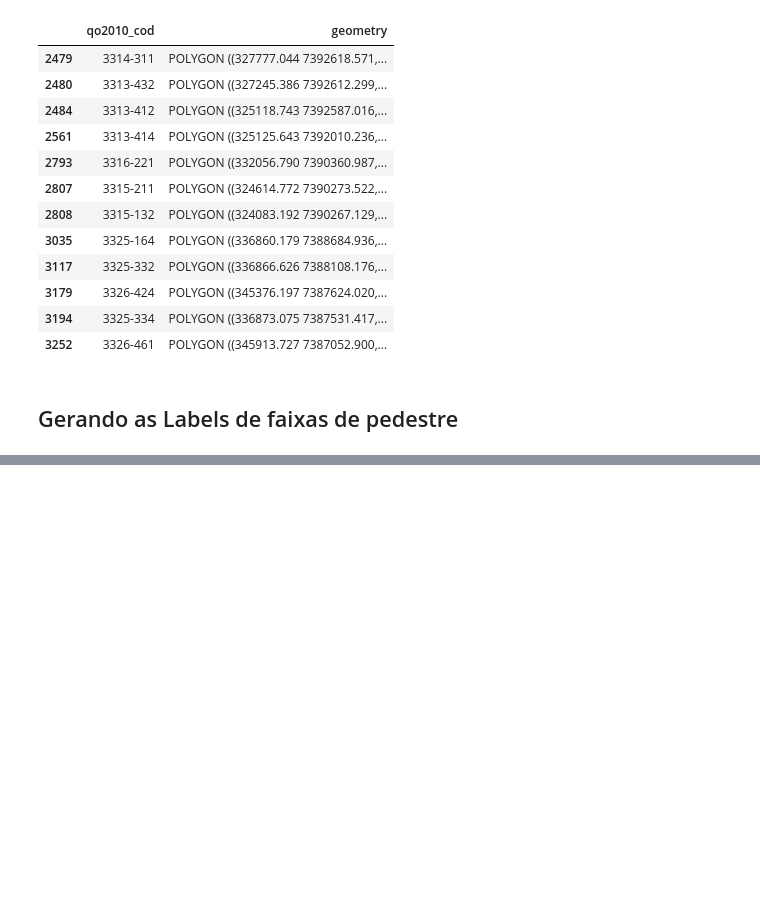
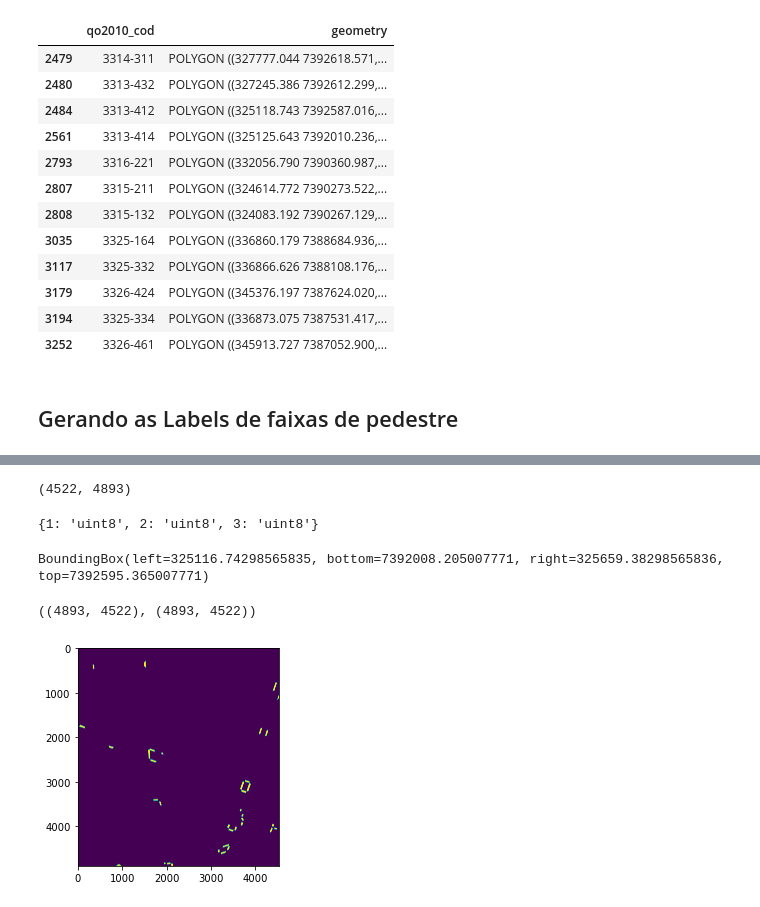
Before and after one commit to AndaSampa/faixas-de-pedestre, a Jupyter notebook: 00 - Preparando dados para o treinamento por aprendizado de máquina.ipynb, the cells around one changed output, grey strips where cells are left out. Drawn from its saved outputs; the diff is of its cells as text; code cells hidden in the pictures; blank space fills up the shorter version.

```diff
--- a/00 - Preparando dados para o treinamento por aprendizado de máquina.ipynb
+++ b/00 - Preparando dados para o treinamento por aprendizado de máquina.ipynb
@@ -35,3 +32,8 @@ gdf_scm[gdf_scm['qo2010_cod'].isin(licoes_utilizadas)]
 | 3252 | 3326-461 | POLYGON ((345913.727 7387052.900,... |
 # %% [markdown]
 ## Gerando as Labels de faixas de pedestre
+# %%
+licoes = gpd.read_file('licoes/licoes-por-scm.gpkg')
+# %%
+scm = '3313-414'
+licoes = licoes[licoes.scm == scm]
@@ -37,0 +50,29 @@ gdf_scm[gdf_scm['qo2010_cod'].isin(licoes_utilizadas)]
+# %%
+img = "downloads/imagens/ORTO_3313-414_RGB_1000_v2.jp2"
+dataset = rasterio.open(img)
+# %%
+dataset.width, dataset.height
+# %% [output]
+(4522, 4893)
+# %%
+{i: dtype for i, dtype in zip(dataset.indexes, dataset.dtypes)}
+# %% [output]
+{1: 'uint8', 2: 'uint8', 3: 'uint8'}
+# %%
+dataset.bounds
+# %% [output]
+BoundingBox(left=325116.74298565835, bottom=7392008.205007771, right=325659.38298565836, top=7392595.365007771)
+# %%
+labels = features.rasterize(
+            ((g, 255) for g in licoes.geometry.explode()),
+            out_shape=dataset.shape,
+            transform=dataset.transform)
+# %%
+labels.shape, dataset.read(1).shape
+# %% [output]
+((4893, 4522), (4893, 4522))
+# %%
+pyplot.imshow(labels)
+pyplot.show()
+# %% [output]
+[figure, added]
```
Also changed, not shown: parts of 21 cells of this notebook, 6 other files.
